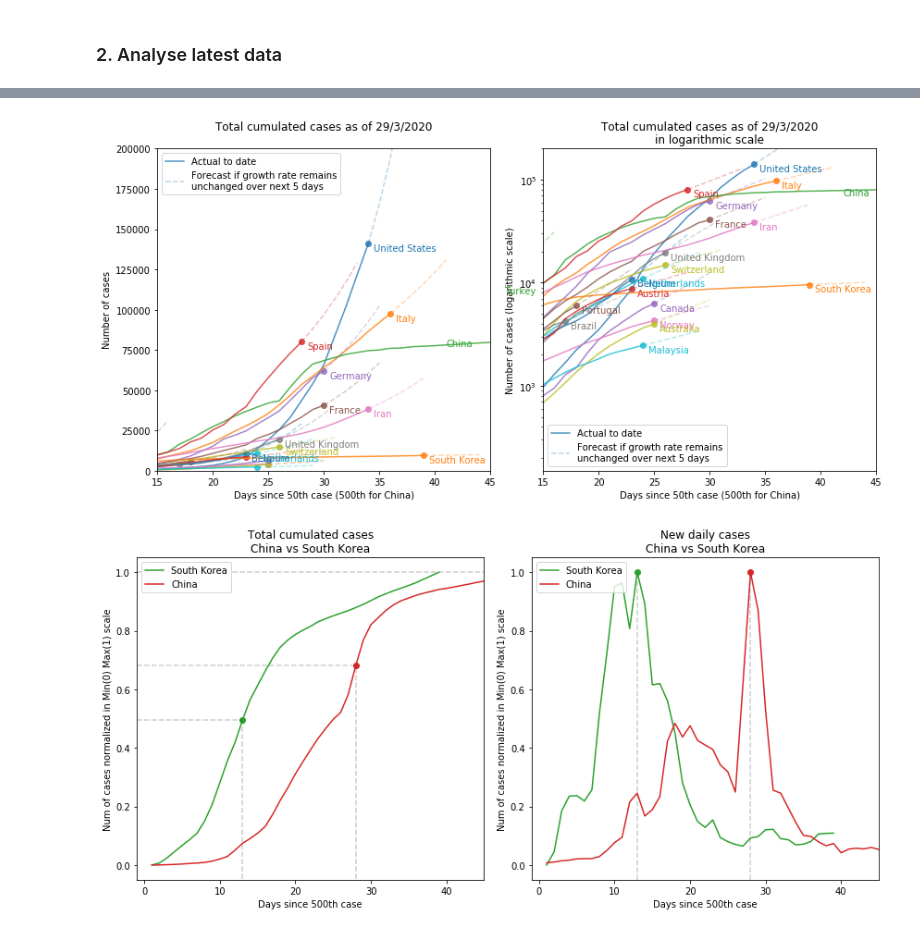
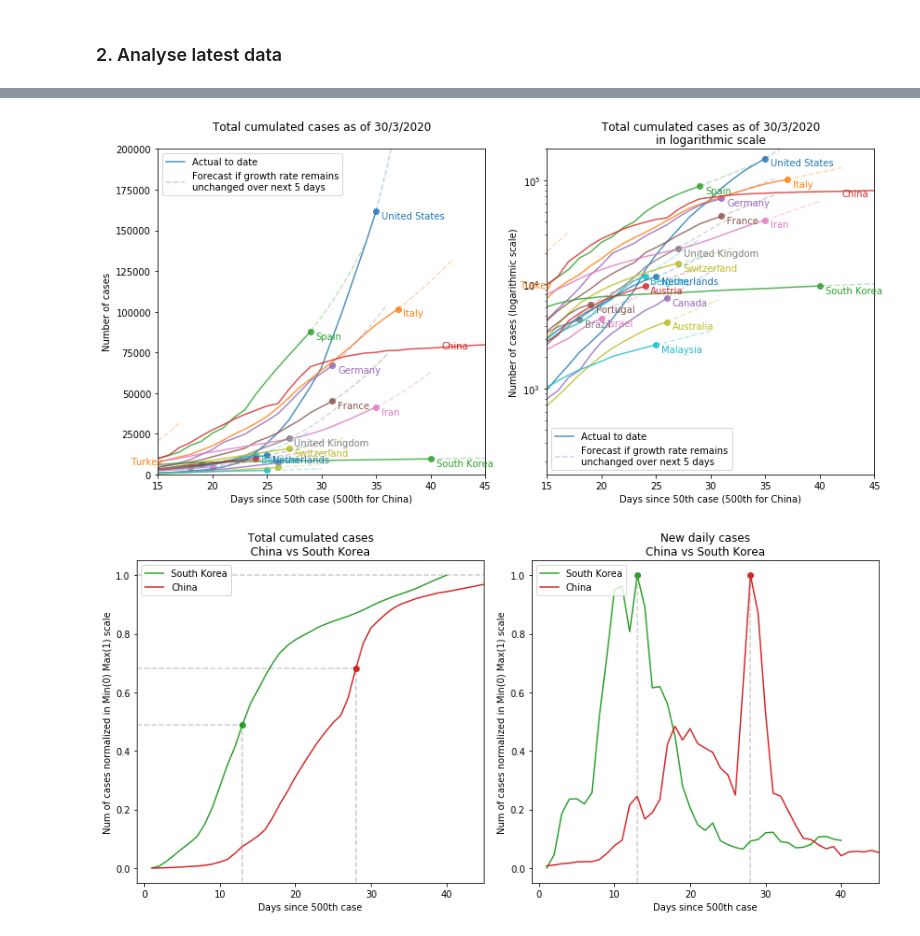
Before and after one commit to khairulomar/Covid-19, a Jupyter notebook: Covid19.ipynb, the cells around one changed output, grey strips where cells are left out. Saved outputs shown, nothing was run; the diff lists cells and outputs as text; code cells hidden in the pictures.

```diff
--- a/Covid19.ipynb
+++ b/Covid19.ipynb
@@ -38,7 +38,7 @@ warnings.filterwarnings("ignore")
 #     df.to_csv(f'csv/{month}-{day}-{year}.csv')
 # %%
 # One-day download from John Hopkins Hospital database
-day = 29
+day = 30
 month = 3
 date  = pd.to_datetime(f"20200{month}{0 if day<10 else ''}{day}", format='%Y%m%d')
 day0, month0, year0 = str(date)[8:10], str(date)[5:7], str(date)[:4]
@@ -349,7 +349,7 @@ col = ['growth_avg']
 for i, ax in zip(range(len(countries)), axes.flat):
     data = df2[df2.country==countries[i]].iloc[-28:].reset_index(drop=True)
     ax.plot(data[col].clip(1)[:], alpha=0.7)
-    latest_growth = data[col].rolling(window=2).mean().iloc[-1]
+    latest_growth = data[col].iloc[-1]
     if latest_growth[0] < 2**(1/14):
         color = 'C2'
     elif latest_growth[0] < 2**(1/7):
@@ -412,36 +412,36 @@ for s in range(2): # one for log scale, one for regular scale
         # Data for actual
         data = df2.loc[(df2.country==country), 'confirmed'].reset_index(drop=True)
         ax[s].plot(data, alpha=0.8, color=color, label='Actual to date')
         ax[s].scatter(data.index.max(), data.iloc[-1], alpha=0.8, color=color)
         if s==0:
-            if i<12 : ax[s].text(xmax-4 if country=='China' else data.index.max()+0.5, data.max(), country,
+            if i<13 : ax[s].text(xmax-4 if country=='China' else data.index.max()+0.5, data.max(), country,
                                  va='top', ha='left', fontsize=10, color=color)
         else:
             ax[s].text(xmax-3 if country=='China' else data.index.max()+0.5, data.max(), country,
                        va='top', ha='left', fontsize=10, color=color)
         # Data for forecast
-        latest_growth = df2.loc[(df2.country==country), 'growth'].rolling(window=2).mean().iloc[-1]
+        latest_growth = df2.loc[(df2.country==country), 'growth'].rolling(window=3).mean().iloc[-1]
         latest_total = df2.loc[(df2.country==country), 'confirmed'].iloc[-1]
         extrapolate = [data.iloc[-1]]
         new_data = latest_total
         for day in range(future_days):
             new_data = new_data * latest_growth
             extrapolate.append(new_data)
         xdays = range(data.index.max(), data.index.max()+future_days+1)
         ax[s].plot(xdays, extrapolate, alpha=0.3, ls='dashed', color=color, label=f'Forecast if growth rate remains\nunchanged over next {future_days} days')
         if i==0: ax[s].legend()
     if s==1: plt.yscale('log')
     ax[s].set_title(titles[s])
     ax[s].set_xlim(xmax-30, xmax)
     ax[s].set_ylim(1.5e2, 2e5)
     ax[s].set_ylabel(ylabels[s])
     ax[s].set_xlabel('Days since 50th case (500th for China)')
 plt.tight_layout()
 plt.savefig(f'img/total_cases', pad_inches=0)
 plt.savefig(f'img_archive/total_cases_{str(date)[:10]}', pad_inches=0)
 plt.show()
 # %% [output]
-[figure, old version]
+[figure, new version]
 # %%
 color = ['C2','C3']
 cols = ['confirmed','new_confirmed']
```
Also changed, not shown: parts of 18 cells of this notebook, 17 other files.
